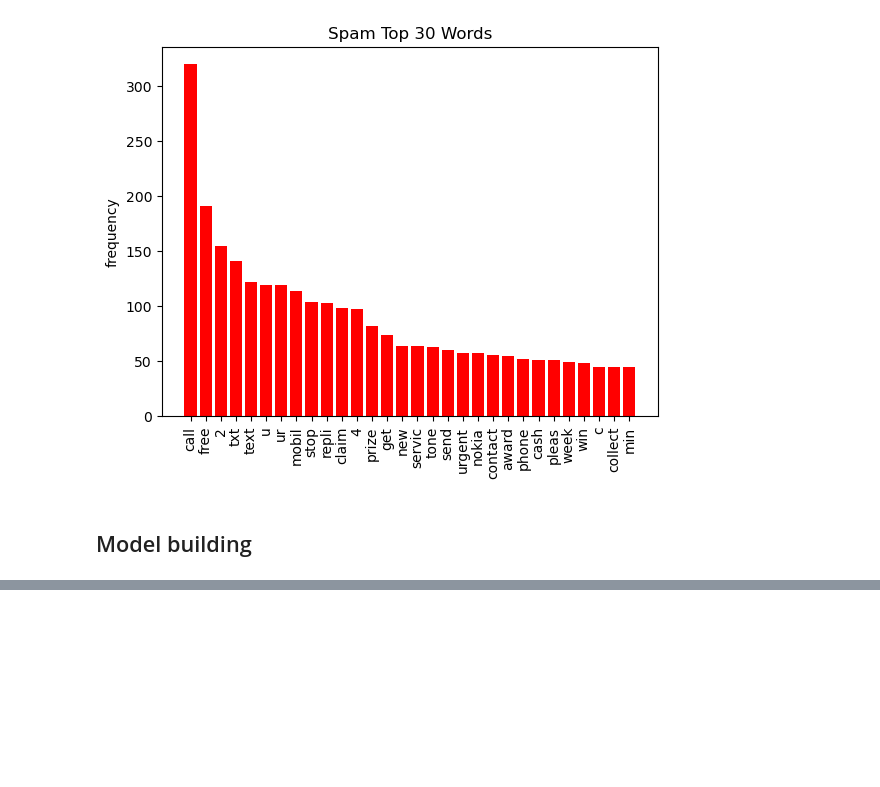
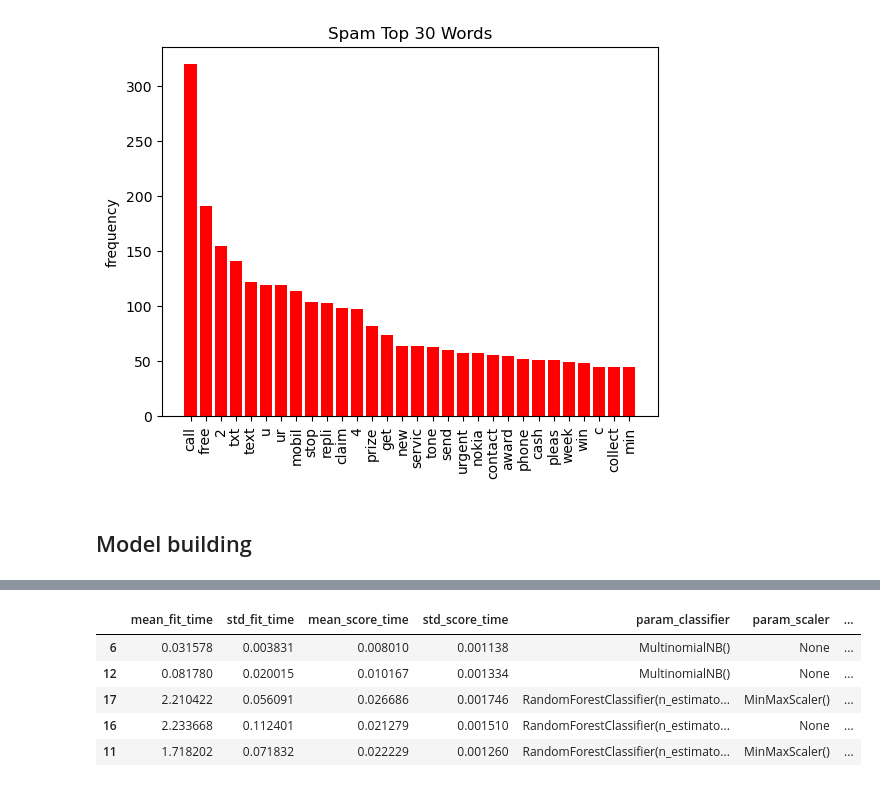
Before and after one commit to ushka1/spam-classifier, a Jupyter notebook: spam-classifier.ipynb, the cells around one changed output, grey strips where cells are left out. Drawn from its saved outputs; the diff is of its cells as text; code cells hidden in the pictures; blank space fills up the shorter version.

```diff
--- a/spam-classifier.ipynb
+++ b/spam-classifier.ipynb
@@ -377,3 +377,0 @@ display(X.shape)
-# %%
-scaler = MinMaxScaler()
-X = scaler.fit_transform(X)
@@ -562,0 +572,66 @@ plt.show()
+# %%
+class ToArrayTransformer(TransformerMixin):
+    def fit(self, X, y=None):
+        return self
+
+    def transform(self, X):
+        return X.toarray()
+# %%
+X_train_2, X_test_2, y_train_2, y_test_2 = train_test_split(
+    df['text_transformed'],
+    df['target'],
+    test_size=0.2,
+    random_state=42
+)
+
+scalers_2 = [
+    None,
+    MinMaxScaler()
+]
+
+clfs_2 = [
+    MultinomialNB(),
+    ExtraTreesClassifier(n_estimators=50, random_state=42),
+    RandomForestClassifier(n_estimators=50, random_state=42),
+]
+
+
+param_grid = [
+    {
+        'vectorizer': [TfidfVectorizer(max_features=1000)],
+        'scaler': scalers_2,
+        'classifier': clfs_2
+    },
+    {
+        'vectorizer': [TfidfVectorizer(max_features=2000)],
+        'scaler': scalers_2,
+        'classifier': clfs_2
+    },
+    {
+        'vectorizer': [TfidfVectorizer(max_features=3000)],
+        'scaler': scalers_2,
+        'classifier':  clfs_2
+    }
+]
+
+pipeline = Pipeline([
+    ('vectorizer', None),
+    ('to_array', ToArrayTransformer()),
+    ('scaler', None),
+    ('classifier', None)
+])
+
+grid_search = GridSearchCV(
+    pipeline,
+    param_grid,
+    cv=5,
+    scoring='precision'
+)
+grid_search.fit(X_train_2, y_train_2)
+# %% [output]
+|  | mean_fit_time | std_fit_time | mean_score_time | std_score_time | param_classifier | param_scaler | ... |
+| 6 | 0.031578 | 0.003831 | 0.008010 | 0.001138 | MultinomialNB() | None | ... |
+| 12 | 0.081780 | 0.020015 | 0.010167 | 0.001334 | MultinomialNB() | None | ... |
+| 17 | 2.210422 | 0.056091 | 0.026686 | 0.001746 | RandomForestClassifier(n_estimato... | MinMaxScaler() | ... |
+| 16 | 2.233668 | 0.112401 | 0.021279 | 0.001510 | RandomForestClassifier(n_estimato... | None | ... |
+| 11 | 1.718202 | 0.071832 | 0.022229 | 0.001260 | RandomForestClassifier(n_estimato... | MinMaxScaler() | ... |
```
Also changed, not shown: parts of 32 cells of this notebook.
